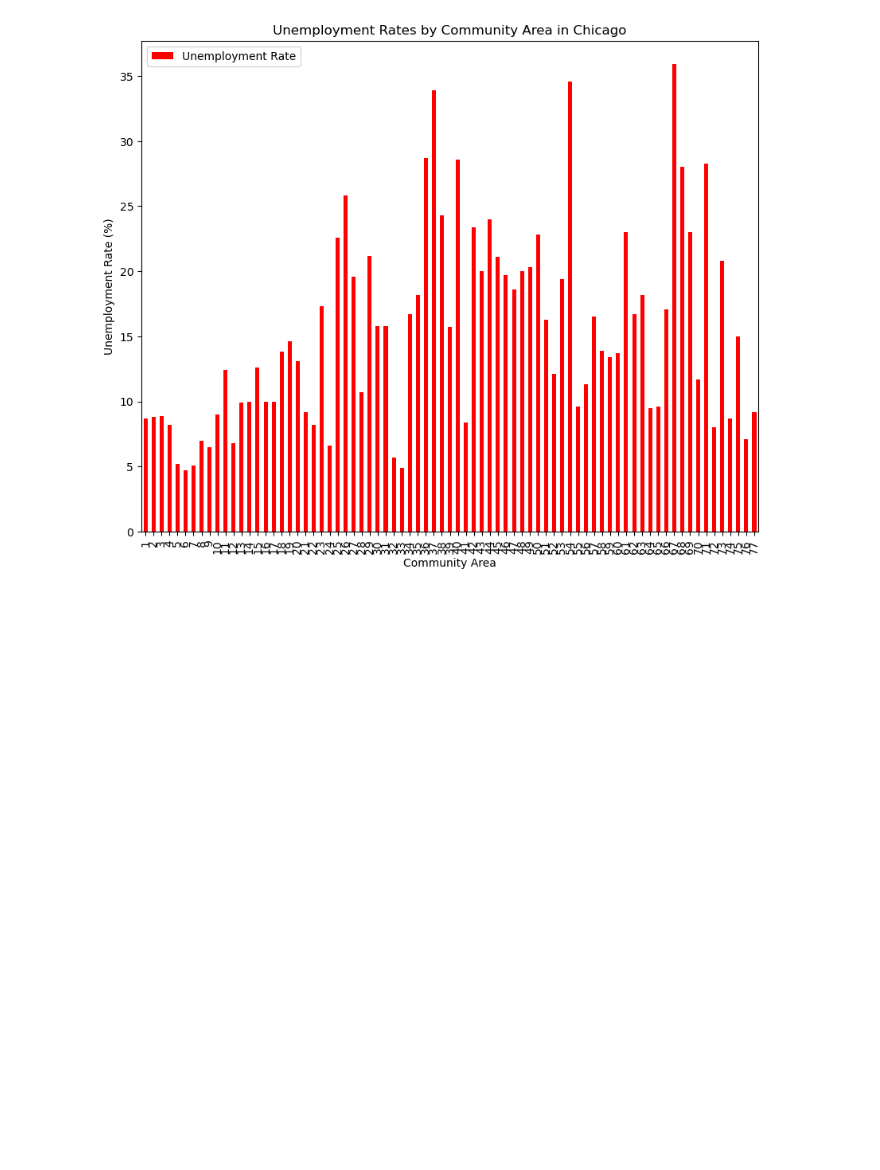
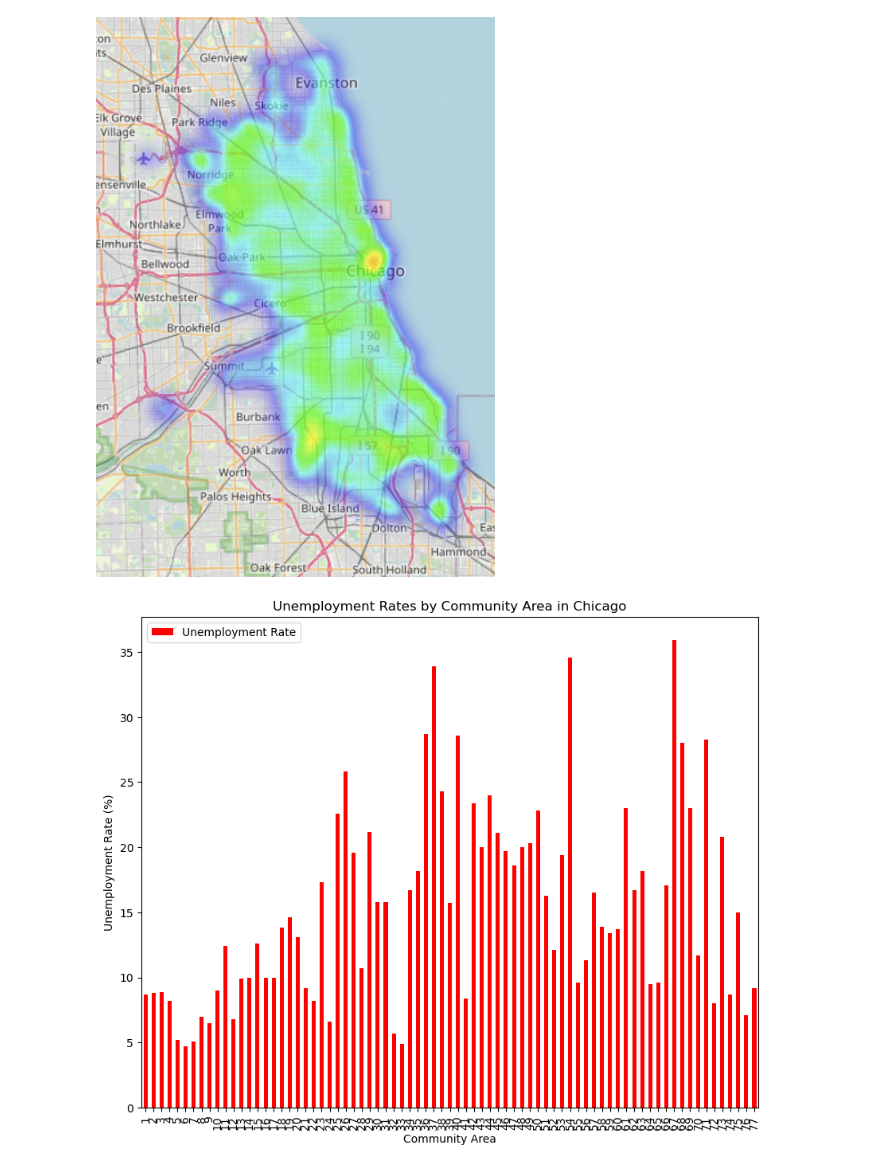
Before and after one commit to Adamjz2/GGIS-407-SP25, a Jupyter notebook: proj3.ipynb, the cells around one changed output. Saved outputs shown, nothing was run; the diff lists cells and outputs as text; code cells hidden in the pictures; blank space fills up the shorter version.

```diff
--- a/proj3.ipynb
+++ b/proj3.ipynb
@@ -50,5 +51,8 @@
 HeatMap(heat_data, radius=10).add_to(chicago_map)
 chicago_map.save("cta_heatmap.html")
+Image(filename="cta_heatmap.png")
+# %% [output]
+[figure, added]
 # %%
 # 2. Choropleth Map of Unemployment Rates
 fig, ax = plt.subplots(figsize=(10, 8))
```
Also changed, not shown: parts of 3 cells of this notebook, 2 other files.
